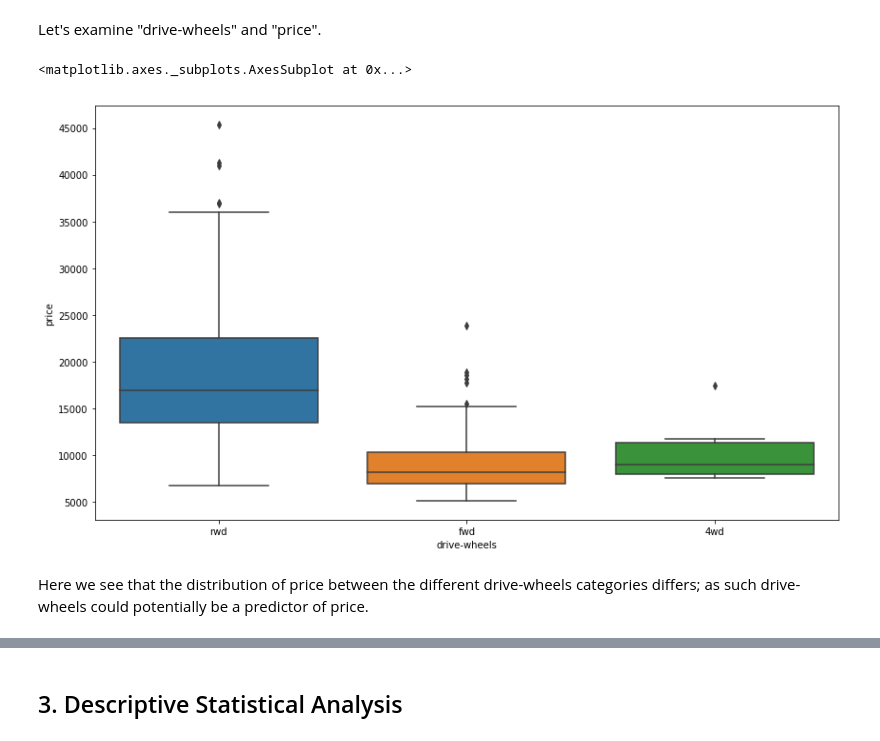
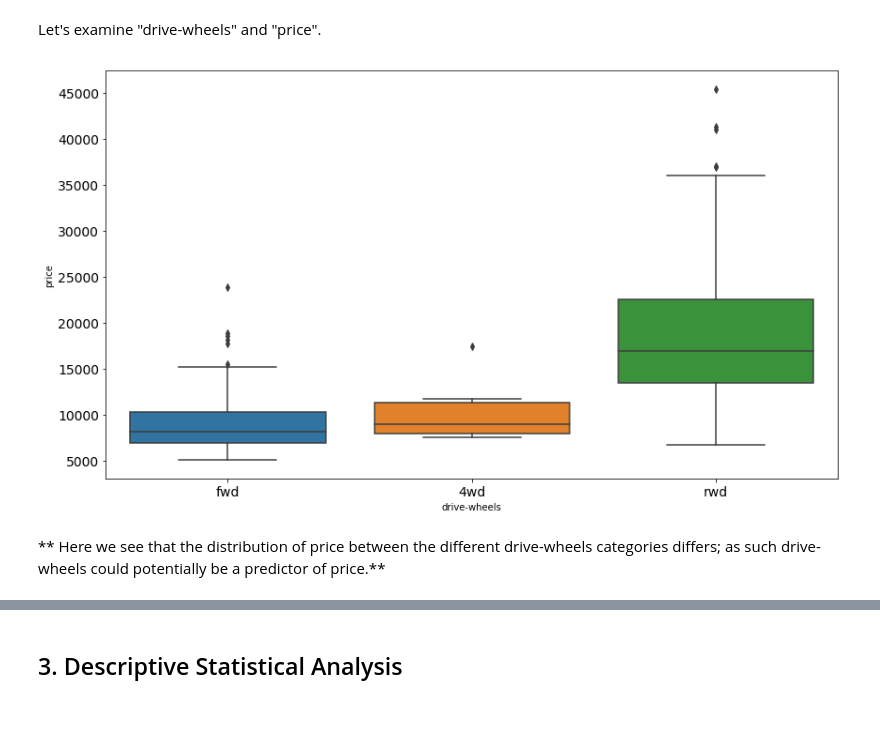
Before and after one commit to dd-consulting/DDC-Data-Science-Python, a Jupyter notebook: Module 3 Exploratory Data Analysis.ipynb, the cells around one changed output, grey strips where cells are left out. Drawn from its saved outputs; the diff is of its cells as text; code cells hidden in the pictures; blank space fills up the shorter version.

```diff
--- a/Module 3 Exploratory Data Analysis.ipynb
+++ b/Module 3 Exploratory Data Analysis.ipynb
@@ -410,10 +441,10 @@ sns.boxplot(x="engine-location", y="price", data=df)
  Let's examine "drive-wheels" and "price".
 # %%
 # drive-wheels
+my_order = df.groupby(by=['drive-wheels'])['price'].median().sort_values(ascending=True).index
 plt.figure(figsize=(14, 8))
-sns.boxplot(x="drive-wheels", y="price", data=df)
+sns.boxplot(x="drive-wheels", y="price", data=df, order=my_order).tick_params(labelsize=14)
 # %% [output]
-<matplotlib.axes._subplots.AxesSubplot at 0x...>
-[figure, old version]
+[figure, new version]
 # %% [markdown]
-<p>Here we see that the distribution of price between the different drive-wheels categories differs; as such drive-wheels could potentially be a predictor of price.</p>
+** Here we see that the distribution of price between the different drive-wheels categories differs; as such drive-wheels could potentially be a predictor of price.**
```
Also changed, not shown: parts of 98 cells of this notebook, 2 other files.
